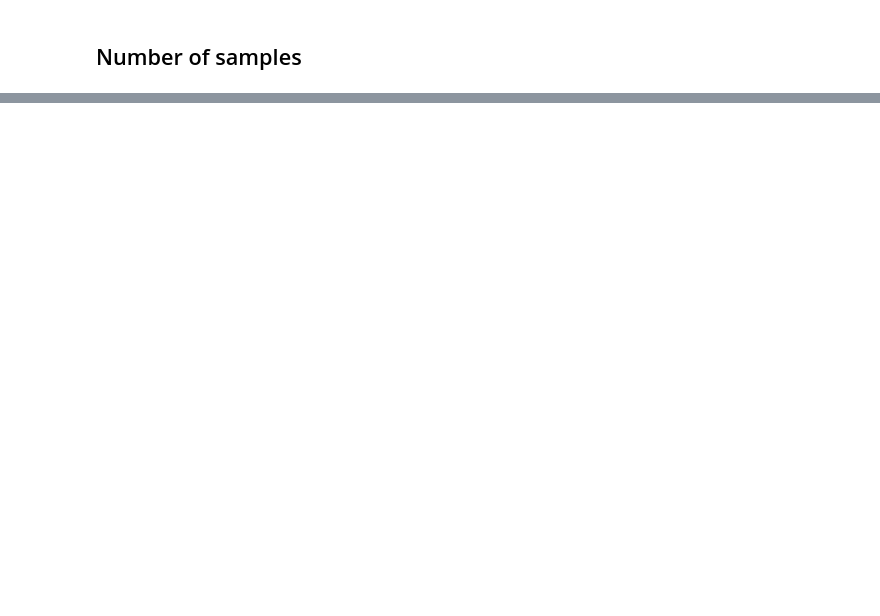
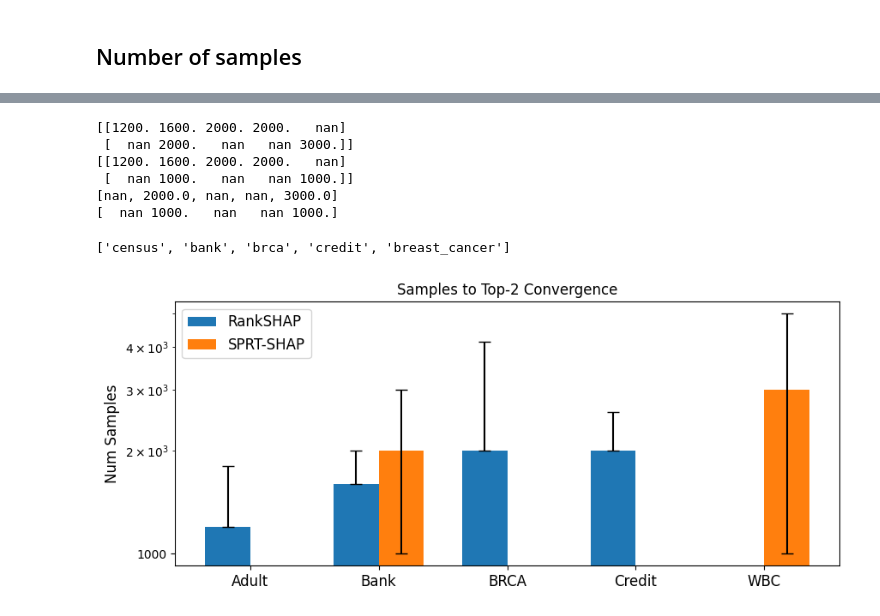
Before and after one commit to jeremy-goldwasser/feature-rankings, a Jupyter notebook: Experiments/Analysis/top_K_results.ipynb, the cells around one changed output, grey strips where cells are left out. Cells and saved outputs as stored; diff of their text form; code cells hidden in the pictures; blank space fills up the shorter version.

```diff
--- a/Experiments/Analysis/top_K_results.ipynb
+++ b/Experiments/Analysis/top_K_results.ipynb
@@ -50,8 +50,9 @@ for method in ["rankshap", "sprtshap"]:
                         # num_non_na = np.count_nonzero(~np.isnan(fwers))
                         # if num_non_na < 30:
                         #     print("Still sampling for ", fname)
-                        avg_fwer = np.mean(fwers)
-                        max_fwer = np.max(fwers)
+                        if len(fwers)==30:
+                            avg_fwer = np.mean(fwers)
+                            max_fwer = np.max(fwers)
                         max_mat[i, j] = np.round(max_fwer*100, 1)
                         avg_mat[i, j] = np.round(avg_fwer*100, 1)
                         # prop_fwer_control = np.mean(fwers < alpha)
@@ -129 +158,11 @@ Max FWER (%)
  [nan  0. nan nan  0.]]
+# %%
+dataset = "brca"
+K = "2"
+fname = method + "_" + dataset + "_K" + str(K)
+path = join(data_dir, fname)
+if os.path.exists(path):
+    with open(path, "rb") as fp:
+        results = pickle.load(fp)
+    fwers = results['fwers']
+    print(fwers)
@@ -132 +233,17 @@ Max FWER (%)
+# %%
+print(np.array(shap_n_samples))
+print(np.array(shap_q1))
+
+print(samples_med)
+print(samples_q1)
+# i = 0
+# shap_n_samples[i]-shap_q1[i]
+# rankshap, K=2, dataset 5 (breast_cancer)
+# %% [output]
+[[1200. 1600. 2000. 2000.   nan]
+ [  nan 2000.   nan   nan 3000.]]
+[[1200. 1600. 2000. 2000.   nan]
+ [  nan 1000.   nan   nan 1000.]]
+[nan, 2000.0, nan, nan, 3000.0]
+[  nan 1000.   nan   nan 1000.]
 # %%
@@ -167,31 +283,37 @@ Max FWER (%)
 # print(method.upper())
 # print("Median number of samples")
 # print(samples_mat)
+# %%
+datasets
+# %% [output]
+['census', 'bank', 'brca', 'credit', 'breast_cancer']
 # %%
-# bar_width = 0.35
-# dataNames = ["Adult", "Bank", "BRCA", "WBC", "Credit"]
-# methodNames = ["SPRT-SHAP", "RankSHAP"]
+bar_width = 0.35
+dataNames = ["Adult", "Bank", "BRCA", "Credit", "WBC"]
+methodNames = ["RankSHAP", "SPRT-SHAP"]
 
-# # Index array for each group
-# index = np.arange(5)
+# Index array for each group
+index = np.arange(5)
 
-# # Plotting
-# fig, ax = plt.subplots(figsize=(10,4))
+# Plotting
+fig, ax = plt.subplots(figsize=(10,4))
 
-# # Plotting bars for each row
-# for i in range(2):
-#     ax.bar(index + i * bar_width, shap_n_samples[i], bar_width, label=methodNames[i])
-#     ax.errorbar(index + i * bar_width, shap_n_samples[i], yerr=(shap_n_samples[i]-shap_q1[i], shap_q3[i]-shap_n_samples[i]), color="black", ls="none", capsize=5)
+# Plotting bars for each row
+for i in range(2):
+    ax.bar(index + i * bar_width, shap_n_samples[i], bar_width, label=methodNames[i])
+    ax.errorbar(index + i * bar_width, shap_n_samples[i], yerr=(shap_n_samples[i]-shap_q1[i], shap_q3[i]-shap_n_samples[i]), color="black", ls="none", capsize=5)
 
-# # Adding labels
-# ax.set_ylabel('Num Samples', fontsize="large")
-# ax.set_title('Samples to Top-2 Convergence', fontsize="large")
-# ax.set_xticks(index + bar_width / 2)
-# ax.set_xticklabels(dataNames, fontsize="large")
-# ax.set_yscale('log')
+# Adding labels
+ax.set_ylabel('Num Samples', fontsize="large")
+ax.set_title('Samples to Top-2 Convergence', fontsize="large")
+ax.set_xticks(index + bar_width / 2)
+ax.set_xticklabels(dataNames, fontsize="large")
+ax.set_yscale('log')
 
-# ax.yaxis.set_major_formatter(ScalarFormatter())
+ax.yaxis.set_major_formatter(ScalarFormatter())
 
-# ax.legend(fontsize="large")
+ax.legend(fontsize="large")
 # plt.savefig(join(dir_path, "Experiments", "Figures", "n_samples_vs_kshap.png"), bbox_inches="tight")
-# plt.show()
+plt.show()
+# %% [output]
+[figure, added]
```
Also changed, not shown: parts of 7 cells of this notebook, 4 other files.
